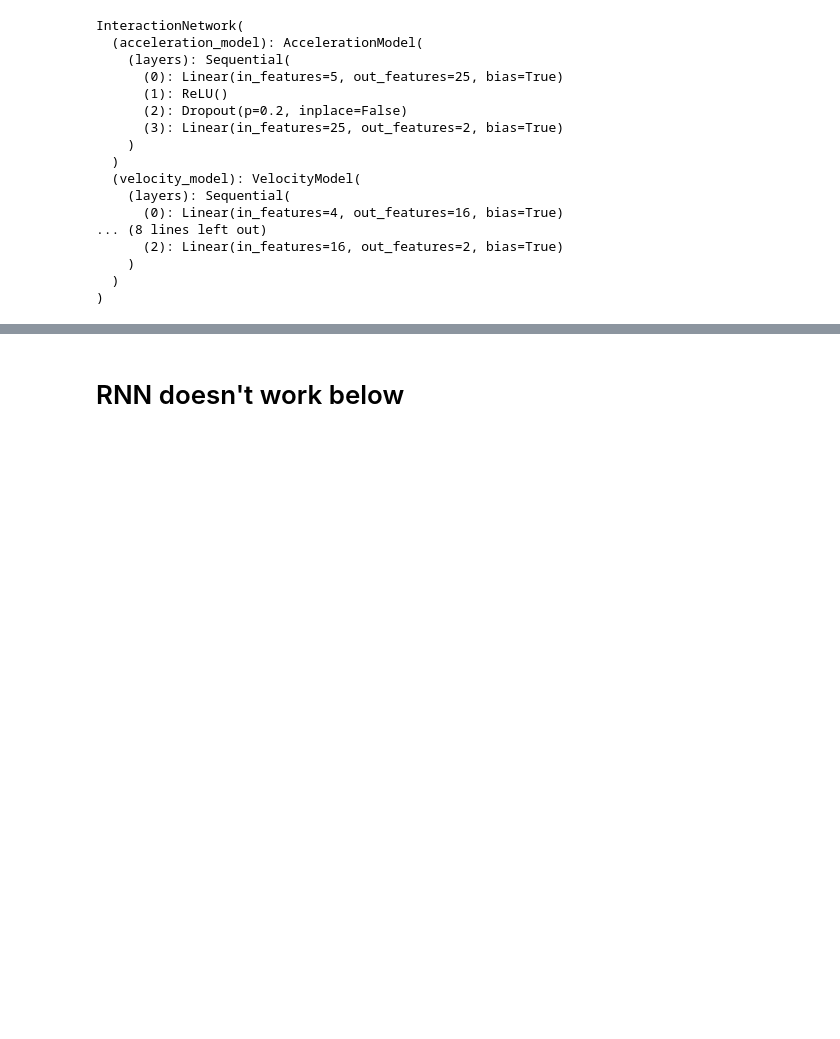
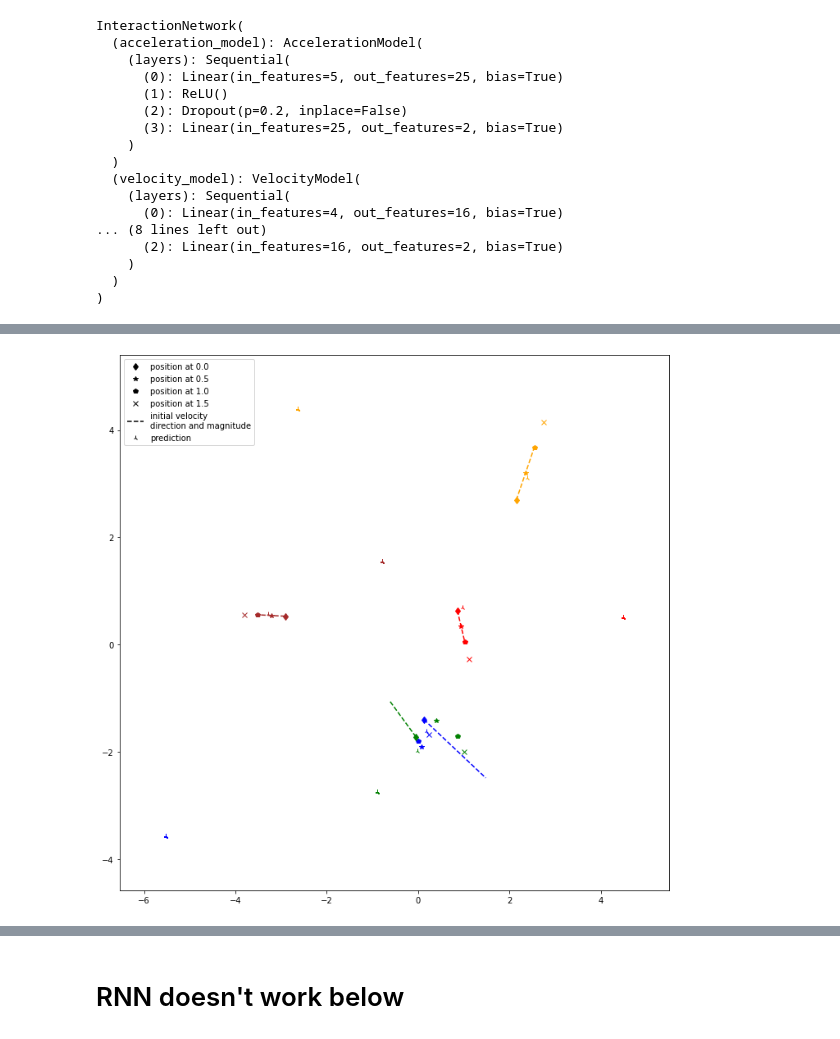
Before and after one commit to mandjevant/tue-deeplearning, a Jupyter notebook: assignments/assignment_2_3/a2_skeleton_peter_pim.ipynb, the cells around one changed output, grey strips where cells are left out. Saved outputs shown, nothing was run; the diff lists cells and outputs as text; code cells hidden in the pictures; blank space fills up the shorter version.

Commit message:
Progress experiment

```diff
--- a/assignments/assignment_2_3/a2_skeleton_peter_pim.ipynb
+++ b/assignments/assignment_2_3/a2_skeleton_peter_pim.ipynb
@@ -462,0 +487,2 @@ Average loss in testing at time= 1.5: 0.03529
+# %%
+positions, data, y = experiment(interaction_network, testLoader, "testing")
@@ -462,0 +494,12 @@ Average loss in testing at time= 1.5: 0.03529
+# %%
+unique_pos = list()
+for stamp in positions:
+    unique_pos.append(stamp[0].to(device="cpu"))
+
+positions = unique_pos
+
+exp_x, exp_y = list(), list()
+
+for frame in positions:
+    exp_x.append(frame[:, 0])
+    exp_y.append(frame[:, 1])
@@ -462,0 +527,3 @@ Average loss in testing at time= 1.5: 0.03529
+# %%
+for x_x, y_y in zip(exp_x, exp_y):
+    print(x_x, y_y)
@@ -463,3 +548,44 @@ Average loss in testing at time= 1.5: 0.03529
+# %%
+data = data[0].to(device="cpu")
+y = y[0].to(device="cpu")
+
+fig = plt.figure()
+axes = plt.gca()
+axes.set_xlim([-5., 5.])
+axes.set_ylim([-5., 5.])
+colors = ['red', 'blue', 'green', 'orange', 'brown']
+all_x, all_y = list(), list()
+
+for i in range(len(data)):
+    plt.plot(data[i][0], data[i][1], 'd', color=colors[i])
+    plt.plot(y[i][0], y[i][1], '*', color=colors[i])
+    plt.plot(y[i][2], y[i][3], 'p', color=colors[i])
+    plt.plot(y[i][4], y[i][5], 'x', color=colors[i])
+    plt.plot([data[i][0], data[i][0] + data[i][2]], [data[i][1], data[i][1] + data[i][3]], '--', color=colors[i])
+
+    x_pos, y_pos = list(), list()
+    for x_x, y_y in zip(exp_x, exp_y):
+        x_pos.append(x_x[i])
+        y_pos.append(y_y[i])
+
+    all_x.append(x_pos)
+    all_y.append(y_pos)
+    plt.plot(x_pos, y_pos, '2', color=colors[i])
+
+fig.set_size_inches(12, 12)
+plt.xlim(np.min(all_x)-1, np.max(all_x) +1)
+plt.ylim(np.min(all_y)-1, np.max(all_y) +1)
+plt.plot([], [], 'd', color='black', label='position at 0.0')
+plt.plot([], [], '*', color='black', label='position at 0.5')
+plt.plot([], [], 'p', color='black', label='position at 1.0')
+plt.plot([], [], 'x', color='black', label='position at 1.5')
+plt.plot([], [], '--', color='black', label='initial velocity \ndirection and magnitude')
+plt.plot([], [], '2', color='black', label='prediction')
+plt.legend()
+
+plt.show()
+# %% [output]
+[figure, added]
 # %%
 import torch.nn as nn
 
```
Also changed, not shown: parts of 18 cells of this notebook.
